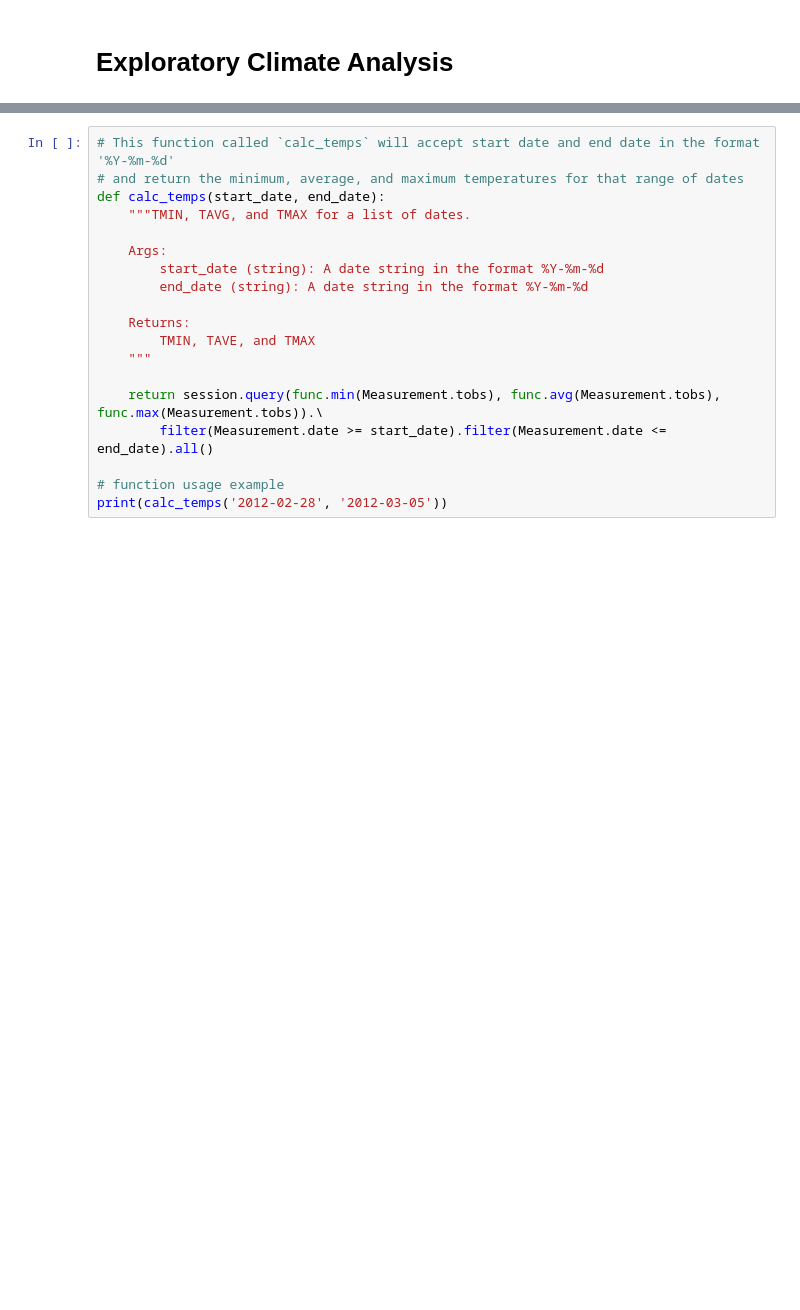
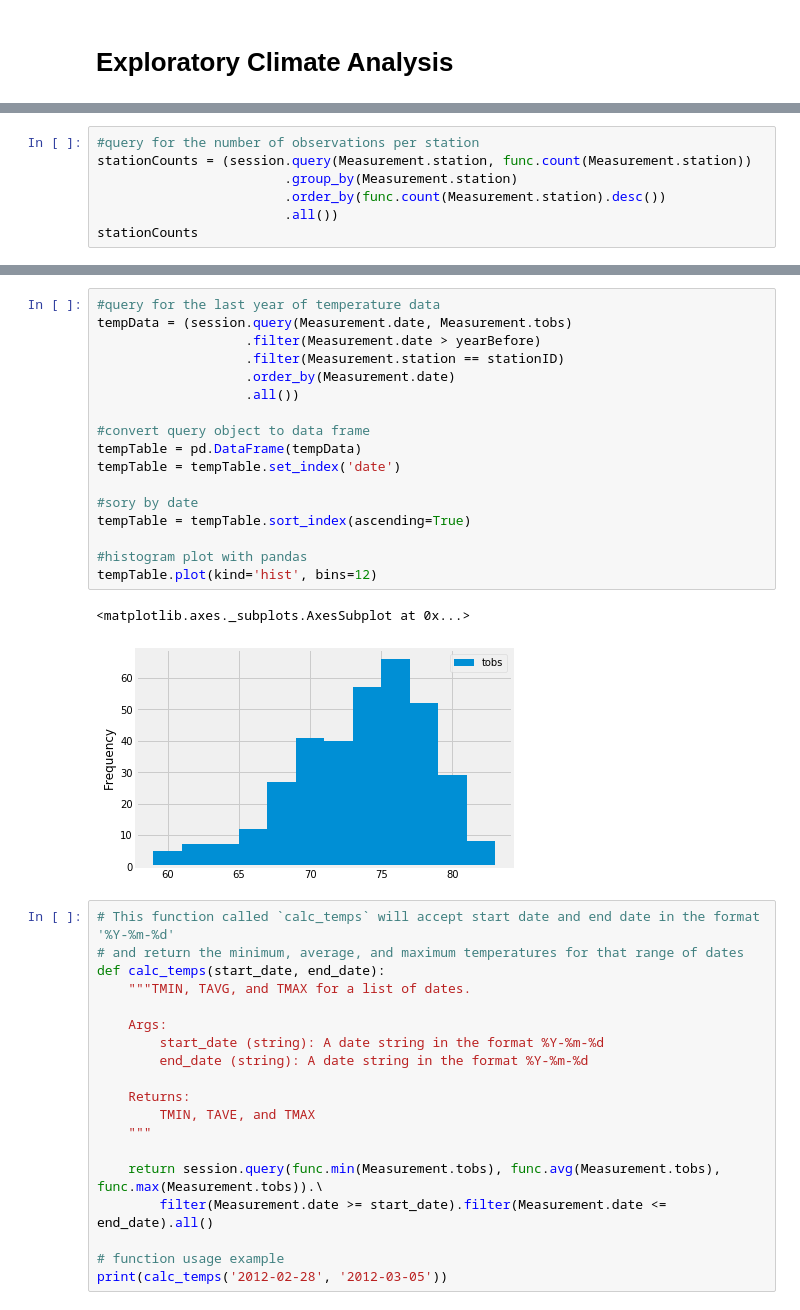
Before and after one commit to kavehamini/sqlalchemy-challenge, a Jupyter notebook: climate_starter.ipynb, the cells around one changed output, grey strips where cells are left out. Drawn from its saved outputs; the diff is of its cells as text; blank space fills up the shorter version.

```diff
--- a/climate_starter.ipynb
+++ b/climate_starter.ipynb
@@ -108,0 +119,7 @@ session.query(Garbage).filter(Garbage.id == 3).delete()
+# %%
+#query for the number of observations per station
+stationCounts = (session.query(Measurement.station, func.count(Measurement.station))
+                        .group_by(Measurement.station)
+                        .order_by(func.count(Measurement.station).desc())
+                        .all())
+stationCounts
@@ -109,3 +172,23 @@ session.query(Garbage).filter(Garbage.id == 3).delete()
+# %%
+#query for the last year of temperature data
+tempData = (session.query(Measurement.date, Measurement.tobs)
+                   .filter(Measurement.date > yearBefore)
+                   .filter(Measurement.station == stationID)
+                   .order_by(Measurement.date)
+                   .all())
+
+#convert query object to data frame
+tempTable = pd.DataFrame(tempData)
+tempTable = tempTable.set_index('date')
+
+#sory by date
+tempTable = tempTable.sort_index(ascending=True)
+
+#histogram plot with pandas
+tempTable.plot(kind='hist', bins=12)
+# %% [output]
+<matplotlib.axes._subplots.AxesSubplot at 0x...>
+[figure, added]
 # %%
 # This function called `calc_temps` will accept start date and end date in the format '%Y-%m-%d'
 # and return the minimum, average, and maximum temperatures for that range of dates
```
Also changed, not shown: parts of 28 cells of this notebook, 2 other files.
